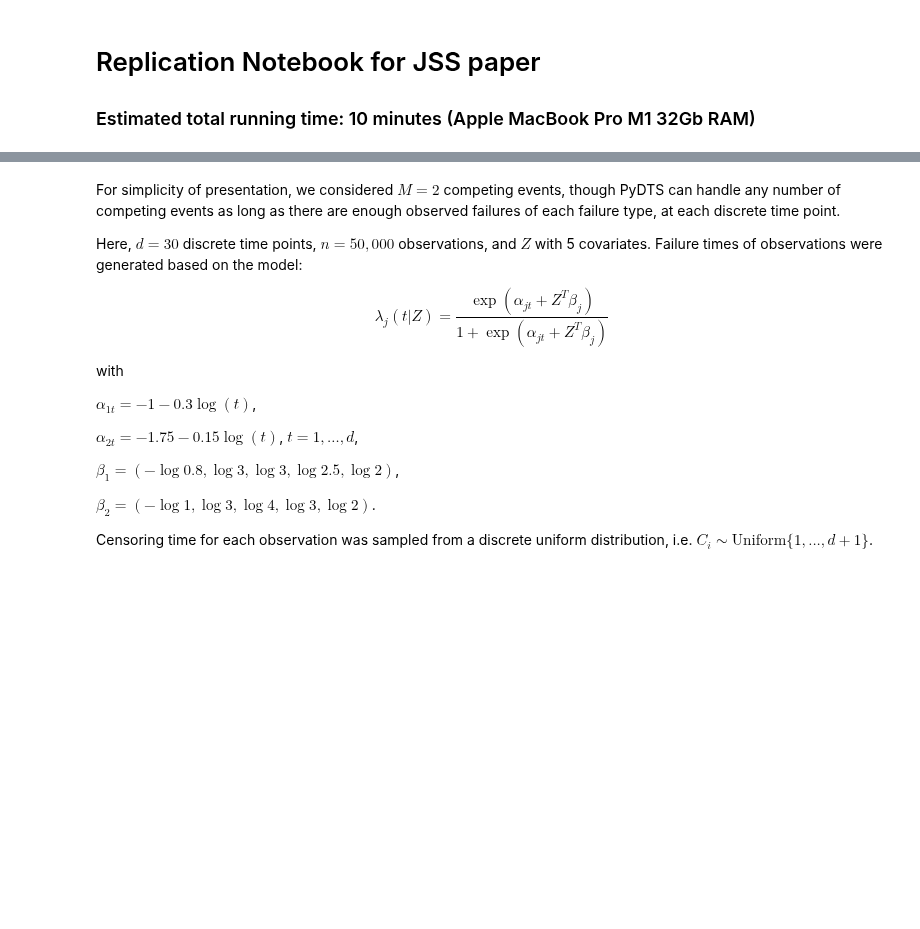
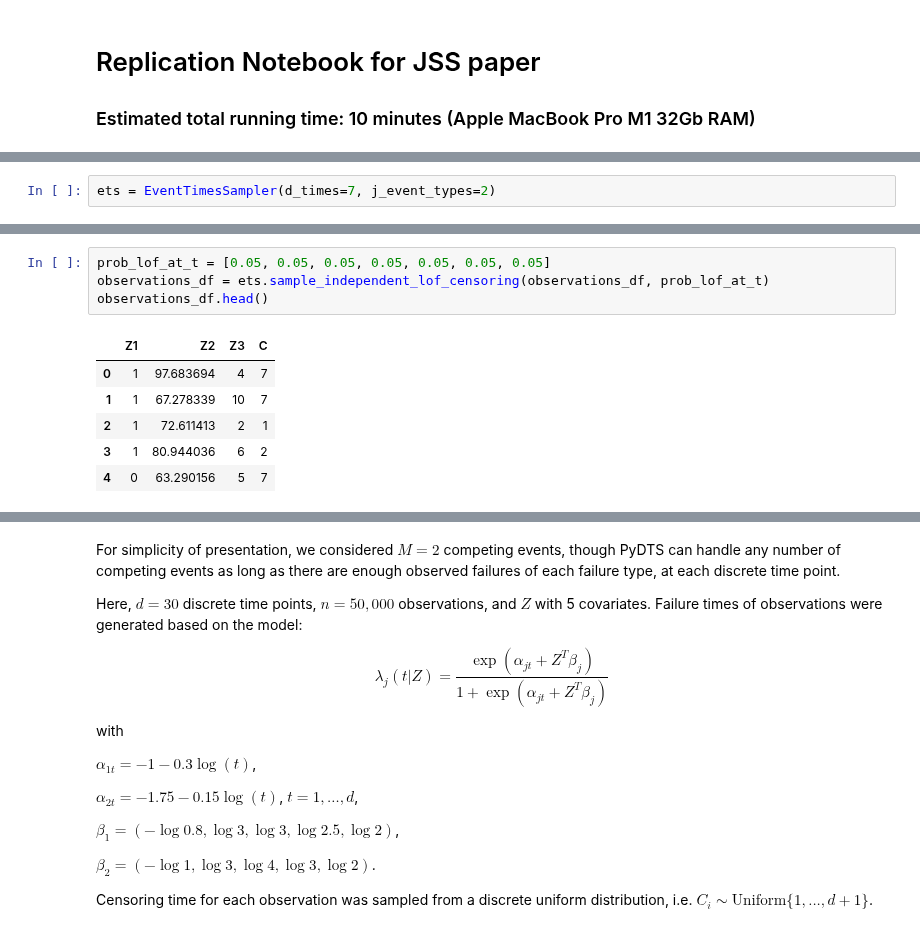
Before and after one commit to tomer1812/pydts, a Jupyter notebook: docs/JSS Replication.ipynb, the cells around one changed output, grey strips where cells are left out. Drawn from its saved outputs; the diff is of its cells as text; blank space fills up the shorter version.

```diff
--- a/docs/JSS Replication.ipynb
+++ b/docs/JSS Replication.ipynb
@@ -3,0 +12,2 @@
+# %%
+ets = EventTimesSampler(d_times=7, j_event_types=2)
@@ -3,0 +81,11 @@
+# %%
+prob_lof_at_t = [0.05, 0.05, 0.05, 0.05, 0.05, 0.05, 0.05]
+observations_df = ets.sample_independent_lof_censoring(observations_df, prob_lof_at_t)
+observations_df.head()
+# %% [output]
+|  | Z1 | Z2 | Z3 | C |
+| 0 | 1 | 97.683694 | 4 | 7 |
+| 1 | 1 | 67.278339 | 10 | 7 |
+| 2 | 1 | 72.611413 | 2 | 1 |
+| 3 | 1 | 80.944036 | 6 | 2 |
+| 4 | 0 | 63.290156 | 5 | 7 |
```
Also changed, not shown: parts of 16 cells of this notebook, 4 other files.
